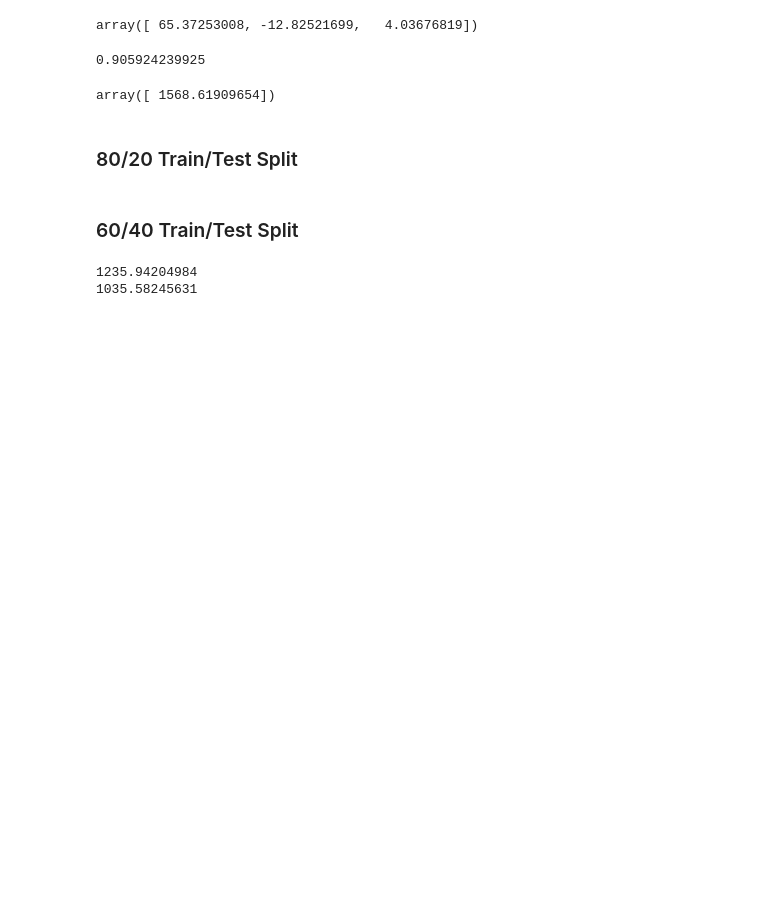
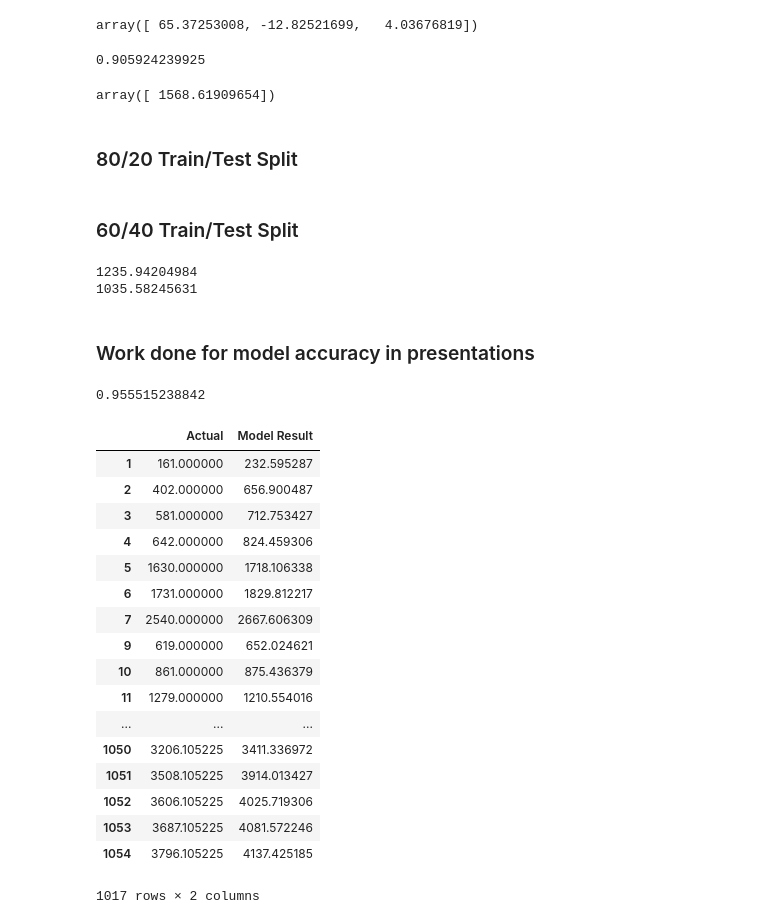
Before and after one commit to neilerer/ByteMe, a Jupyter notebook: models/linear_model/linear_regression_model_notebook.ipynb, the cells around one changed output. Drawn from its saved outputs; the diff is of its cells as text; code cells hidden in the pictures; blank space fills up the shorter version.

```diff
--- a/models/linear_model/linear_regression_model_notebook.ipynb
+++ b/models/linear_model/linear_regression_model_notebook.ipynb
@@ -263,3 +261,5 @@ with open("pickle_files/00040001.pkl", "rb") as input_file: # loading pickle fil
 # %% [output]
 1235.94204984
 1035.58245631
+# %% [markdown]
+### Work done for model accuracy in presentations
@@ -265,0 +275,26 @@ with open("pickle_files/00040001.pkl", "rb") as input_file: # loading pickle fil
+# %%
+print(data.score(X_train, y_train))
+# %% [output]
+0.955515238842
+# %%
+a=pd.DataFrame({"Actual":y_train,"Model Result":data.predict(X_train)})
+a
+# %% [output]
+|  | Actual | Model Result |
+| 1 | 161.000000 | 232.595287 |
+| 2 | 402.000000 | 656.900487 |
+| 3 | 581.000000 | 712.753427 |
+| 4 | 642.000000 | 824.459306 |
+| 5 | 1630.000000 | 1718.106338 |
+| 6 | 1731.000000 | 1829.812217 |
+| 7 | 2540.000000 | 2667.606309 |
+| 9 | 619.000000 | 652.024621 |
+| 10 | 861.000000 | 875.436379 |
+| 11 | 1279.000000 | 1210.554016 |
+| ... | ... | ... |
+| 1050 | 3206.105225 | 3411.336972 |
+| 1051 | 3508.105225 | 3914.013427 |
+| 1052 | 3606.105225 | 4025.719306 |
+| 1053 | 3687.105225 | 4081.572246 |
+| 1054 | 3796.105225 | 4137.425185 |
+1017 rows × 2 columns
```
Also changed, not shown: parts of 9 cells of this notebook, 3 other files.
